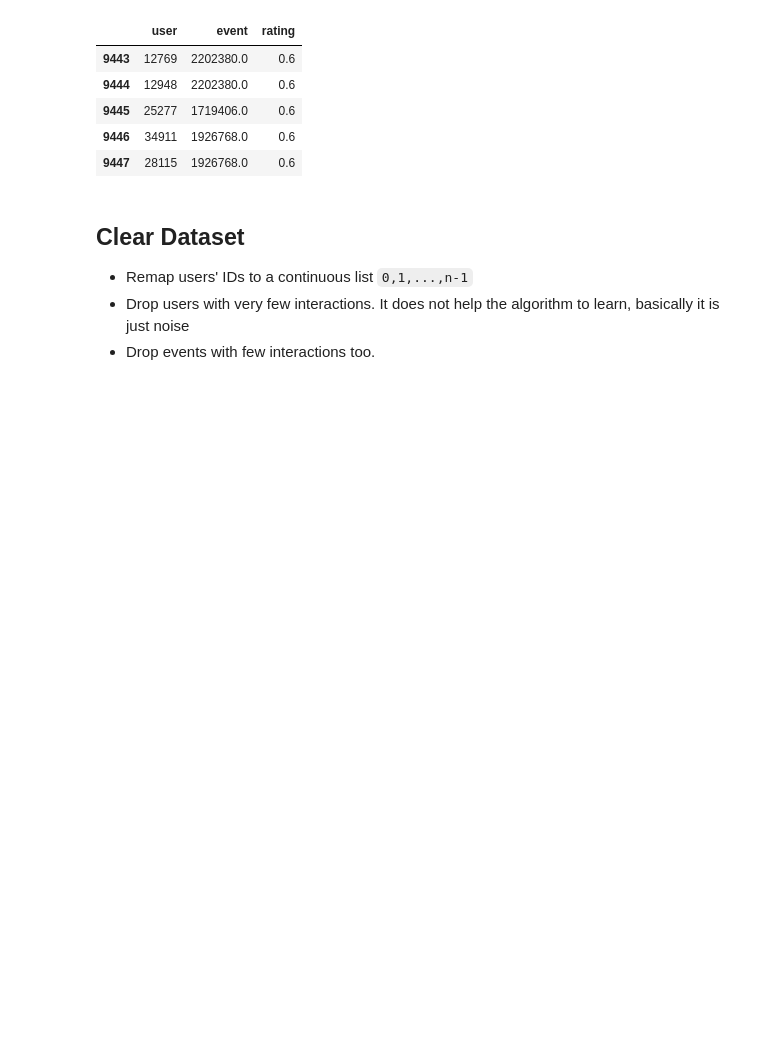
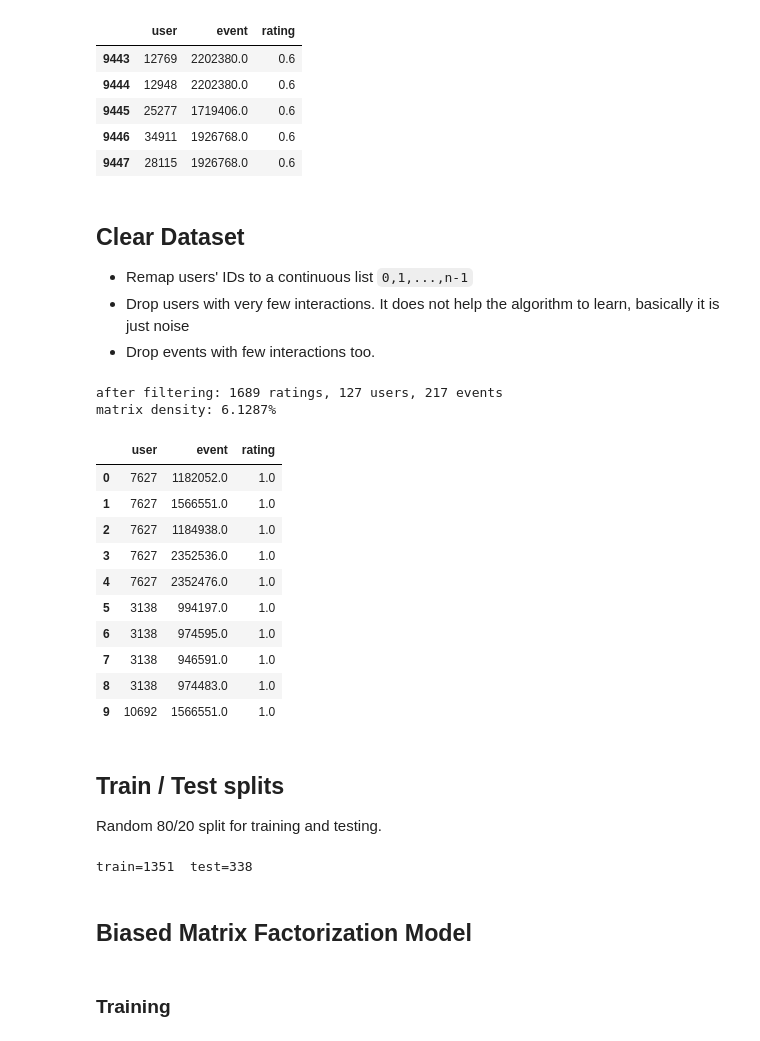
Before and after one commit to Oiko8/Planent_Web_App, a Jupyter notebook: recommendation.ipynb, the cells around one changed output. Drawn from its saved outputs; the diff is of its cells as text; code cells hidden in the pictures; blank space fills up the shorter version.

Commit message:
Finish training BMF

```diff
--- a/recommendation.ipynb
+++ b/recommendation.ipynb
@@ -121,10 +121,10 @@ if USE_ATTENDEES:
     extra_df = pd.DataFrame(extra, columns=["user", "event", "rating"])
     print("attendance ratings:", len(extra_df))
     # combine; if a (user,event) appears in both, keep the explicit one (interest)
-    ratings = pd.concat([ratings, extra_df]).drop_duplicates(
+    ratings_full = pd.concat([ratings_interest, extra_df]).drop_duplicates(
         subset=["user", "event"], keep="first"
     ).reset_index(drop=True)
-    print("combined ratings:", len(ratings))
+    print("combined ratings:", len(ratings_full))
 # %% [output]
 attendance ratings: 10392
 combined ratings: 14858
@@ -144,21 +144,23 @@ ratings[ratings['rating']==0.6].head()
 - Drop users with very few interactions. It does not help the algorithm to learn, basically it is just noise
 - Drop events with few interactions too.
 # %%
-MIN_USER_RATINGS = 2
-MIN_EVENT_RATINGS = 2
+MIN_USER_RATINGS = 3
+MIN_EVENT_RATINGS = 3
 
+
+# drop first the users with very few interactions, so after an event that he attented or showed interest can be dropped too.
 prev = -1
-while len(ratings) != prev:
-    prev = len(ratings)
-    uc = ratings["user"].value_counts()
-    ratings = ratings[ratings["user"].isin(uc[uc >= MIN_USER_RATINGS].index)]
-    ec = ratings["event"].value_counts()
-    ratings = ratings[ratings["event"].isin(ec[ec >= MIN_EVENT_RATINGS].index)]
+while len(ratings_full) != prev:
+    prev = len(ratings_full)
+    uc = ratings_full["user"].value_counts()
+    ratings_full = ratings_full[ratings_full["user"].isin(uc[uc >= MIN_USER_RATINGS].index)]
+    ec = ratings_full["event"].value_counts()
+    ratings_full = ratings_full[ratings_full["event"].isin(ec[ec >= MIN_EVENT_RATINGS].index)]
 
-ratings = ratings.reset_index(drop=True)
+ratings_clean = ratings_full.reset_index(drop=True)
 
-user_ids = ratings["user"].unique()
-event_ids = ratings["event"].unique()
+user_ids = ratings_clean["user"].unique()
+event_ids = ratings_clean["event"].unique()
 user2idx = {u: k for k, u in enumerate(user_ids)}
 event2idx = {e: k for k, e in enumerate(event_ids)}
 idx2event = {k: e for e, k in event2idx.items()}
@@ -168,7 +170,41 @@ n_items = len(event2idx)
 
 triples = [
     (user2idx[u], event2idx[e], float(r))
-    for u, e, r in zip(ratings["user"], ratings["event"], ratings["rating"])
+    for u, e, r in zip(ratings_clean["user"], ratings_clean["event"], ratings_clean["rating"])
 ]
 print(f"after filtering: {len(triples)} ratings, {n_users} users, {n_items} events")
 print(f"matrix density: {len(triples) / (n_users * n_items):.4%}")
+# %% [output]
+after filtering: 1689 ratings, 127 users, 217 events
+matrix density: 6.1287%
+# %%
+# Final ratings
+ratings = ratings_clean
+ratings.head(10)
+# %% [output]
+|  | user | event | rating |
+| 0 | 7627 | 1182052.0 | 1.0 |
+| 1 | 7627 | 1566551.0 | 1.0 |
+| 2 | 7627 | 1184938.0 | 1.0 |
+| 3 | 7627 | 2352536.0 | 1.0 |
+| 4 | 7627 | 2352476.0 | 1.0 |
+| 5 | 3138 | 994197.0 | 1.0 |
+| 6 | 3138 | 974595.0 | 1.0 |
+| 7 | 3138 | 946591.0 | 1.0 |
+| 8 | 3138 | 974483.0 | 1.0 |
+| 9 | 10692 | 1566551.0 | 1.0 |
+# %% [markdown]
+## Train / Test splits
+
+Random 80/20 split for training and testing.
+# %%
+rng = np.random.default_rng(RNG_SEED)
+perm = rng.permutation(len(triples))
+split = int(0.8 * len(triples))
+train = [triples[i] for i in perm[:split]]
+test  = [triples[i] for i in perm[split:]]
+print(f"train={len(train)}  test={len(test)}")
+# %% [output]
+train=1351  test=338
+# %% [markdown]
+## Biased Matrix Factorization Model
@@ -174,0 +274,2 @@ print(f"matrix density: {len(triples) / (n_users * n_items):.4%}")
+# %% [markdown]
+### Training
```
Also changed, not shown: parts of 7 cells of this notebook.
